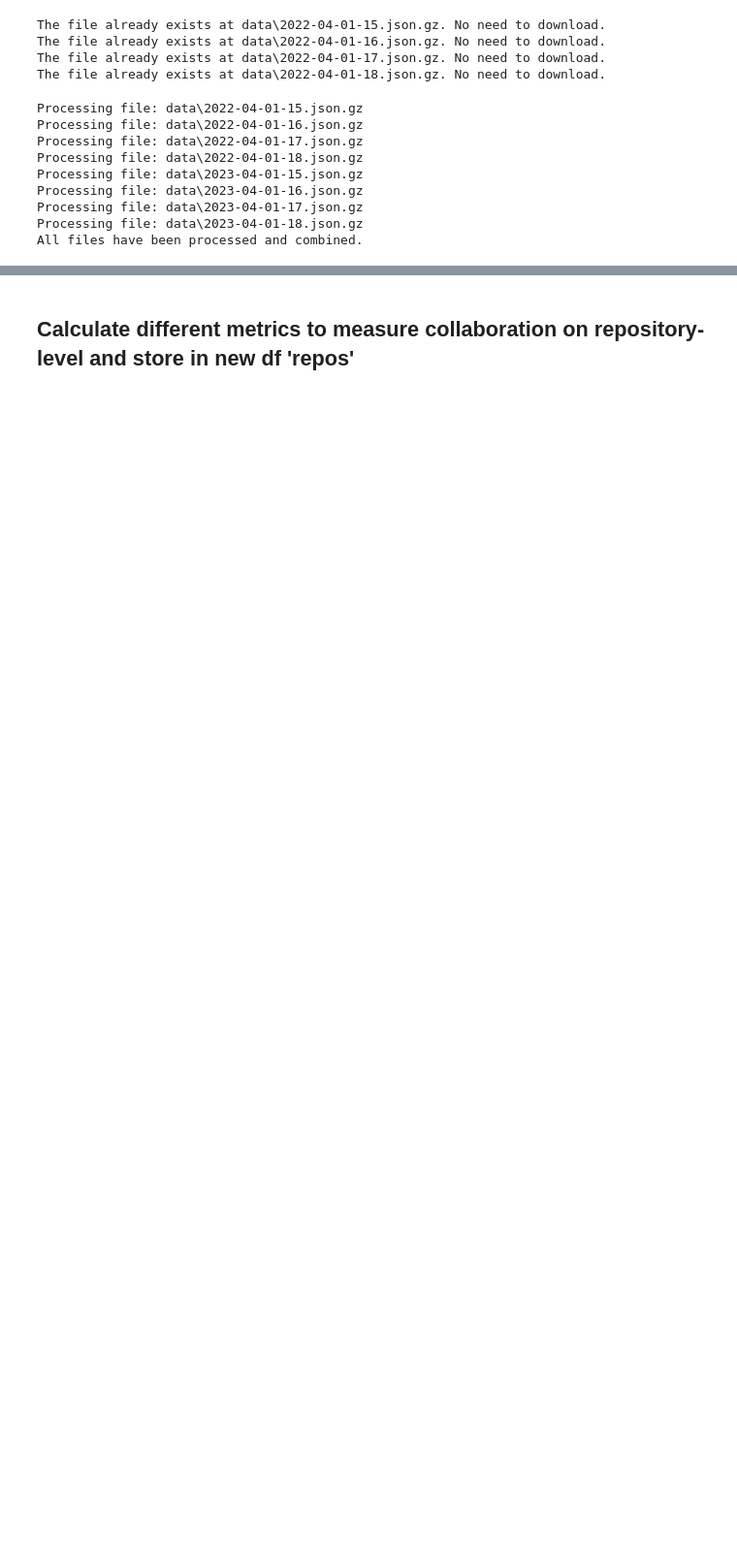
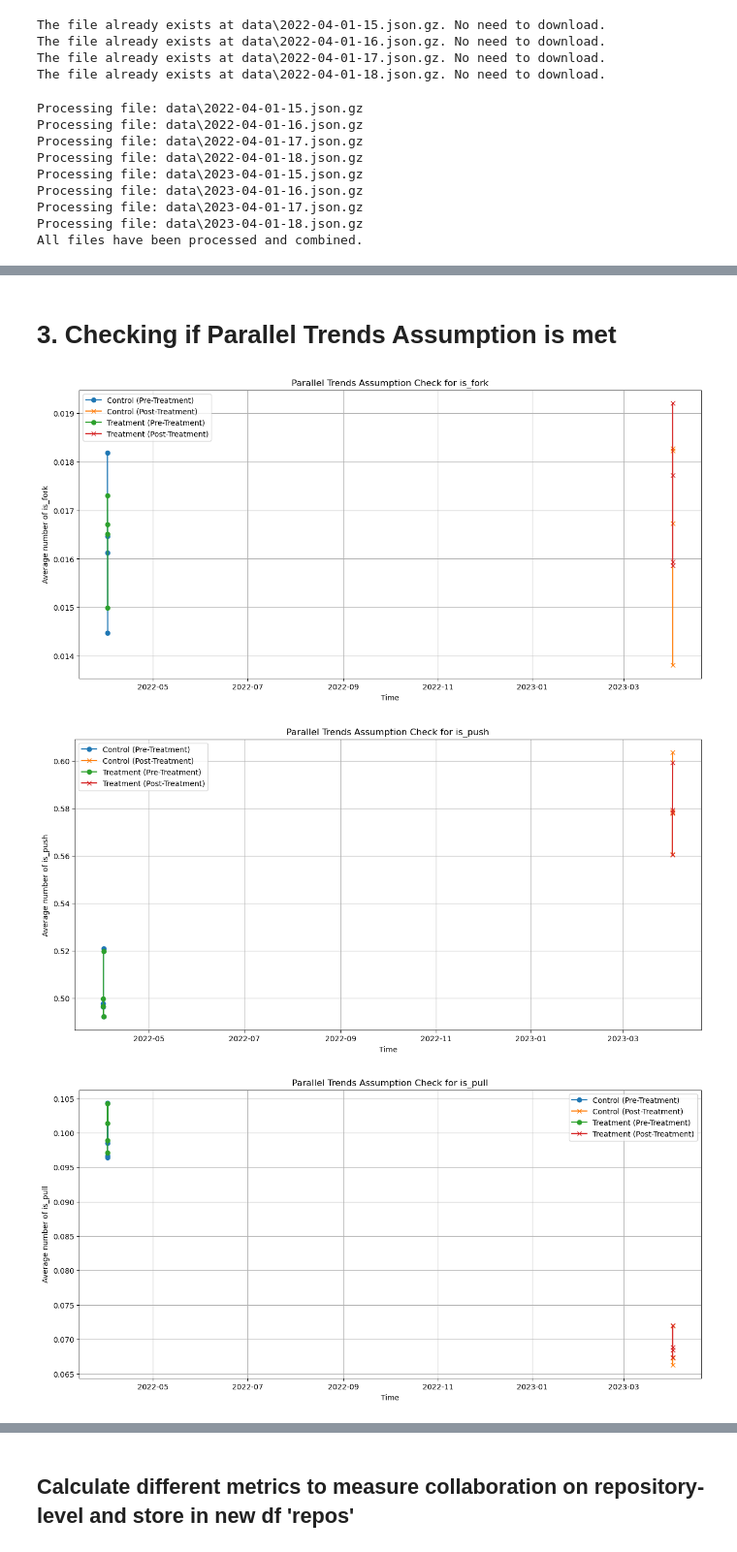
Before and after one commit to Nik-mundt/Work_Project, a Jupyter notebook: Collaboration_Variable.ipynb, the cells around one changed output, grey strips where cells are left out. Shown at 97% size. Drawn from its saved outputs; the diff is of its cells as text; code cells hidden in the pictures; blank space fills up the shorter version.

```diff
--- a/Collaboration_Variable.ipynb
+++ b/Collaboration_Variable.ipynb
@@ -252,0 +296,32 @@ See the caveats in the documentation: https://pandas.pydata.org/pandas-docs/stab
+# %% [markdown]
+# 3. Checking if Parallel Trends Assumption is met
+# %%
+# Aggregate data at the 'time_id' level for each action. We calculate the mean because these are binary flags (0/1).
+agg_data = panel.groupby(['time_id', 'Treatment', 'period'], as_index=False).agg({'is_fork': 'mean', 'is_push': 'mean', 'is_pull': 'mean'})
+
+# Now, we'll plot the trends for each action. We do this for 'is_fork', 'is_push', and 'is_pull' to check if any of these metrics show parallel trends.
+for action in ['is_fork', 'is_push', 'is_pull']:
+    plt.figure(figsize=(15, 7))
+
+    # Plot for control group (where Treatment == 0)
+    control_group = agg_data[agg_data['Treatment'] == 0]
+    trends_control = control_group.pivot(index='time_id', columns='period', values=action)
+    plt.plot(trends_control.index, trends_control[0], label='Control (Pre-Treatment)', marker='o')  # period '0' is pre-treatment
+    plt.plot(trends_control.index, trends_control[1], label='Control (Post-Treatment)', marker='x')  # period '1' is post-treatment
+
+    # Plot for treatment group (where Treatment == 1)
+    treatment_group = agg_data[agg_data['Treatment'] == 1]
+    trends_treatment = treatment_group.pivot(index='time_id', columns='period', values=action)
+    plt.plot(trends_treatment.index, trends_treatment[0], label='Treatment (Pre-Treatment)', marker='o')
+    plt.plot(trends_treatment.index, trends_treatment[1], label='Treatment (Post-Treatment)', marker='x')
+
+    plt.title(f'Parallel Trends Assumption Check for {action}')
+    plt.ylabel(f'Average number of {action}')
+    plt.xlabel('Time')
+    plt.legend()
+    plt.grid(True)
+    plt.show()
+# %% [output]
+[figure, added]
+[figure, added]
+[figure, added]
```
Also changed, not shown: parts of 37 cells of this notebook.
